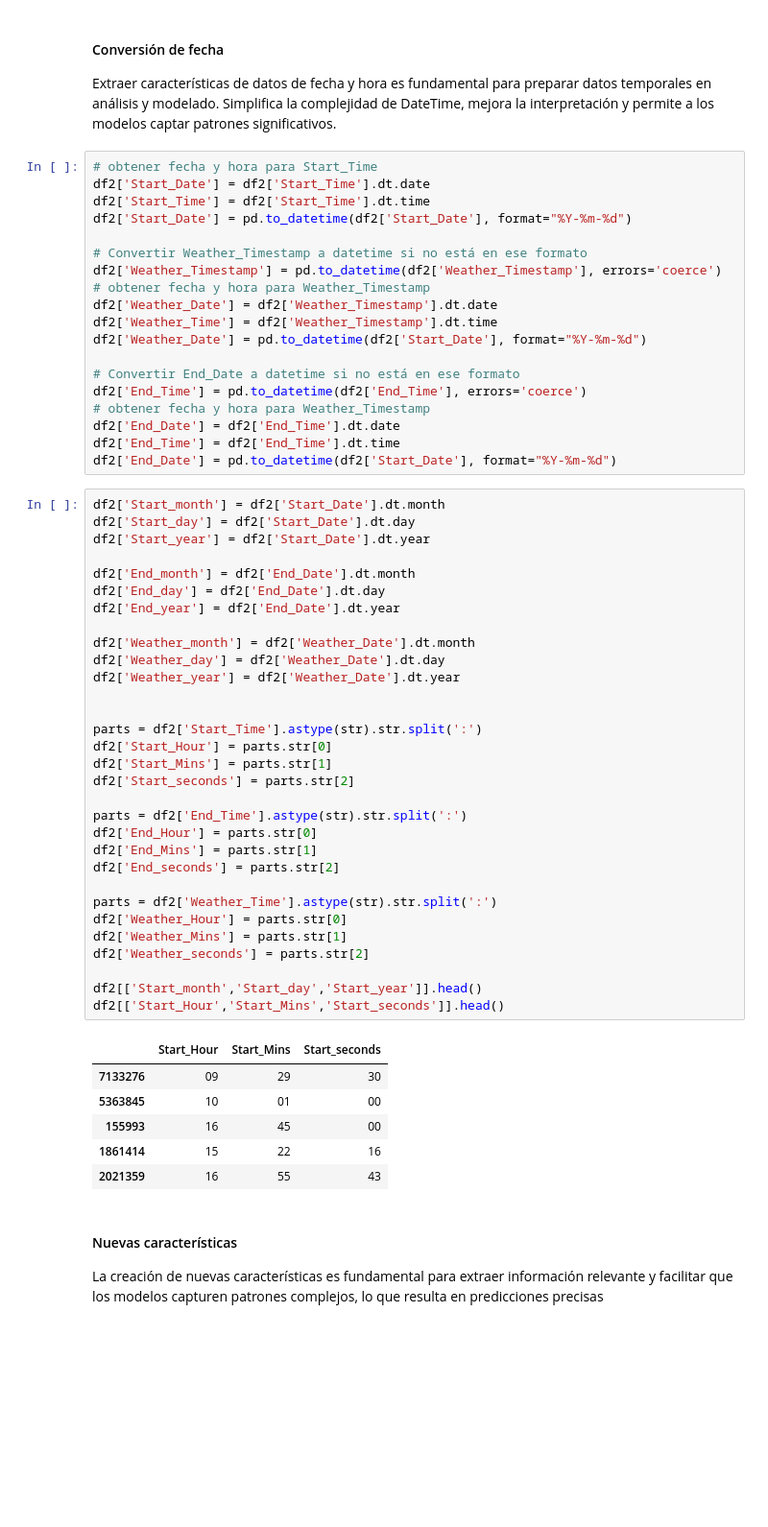
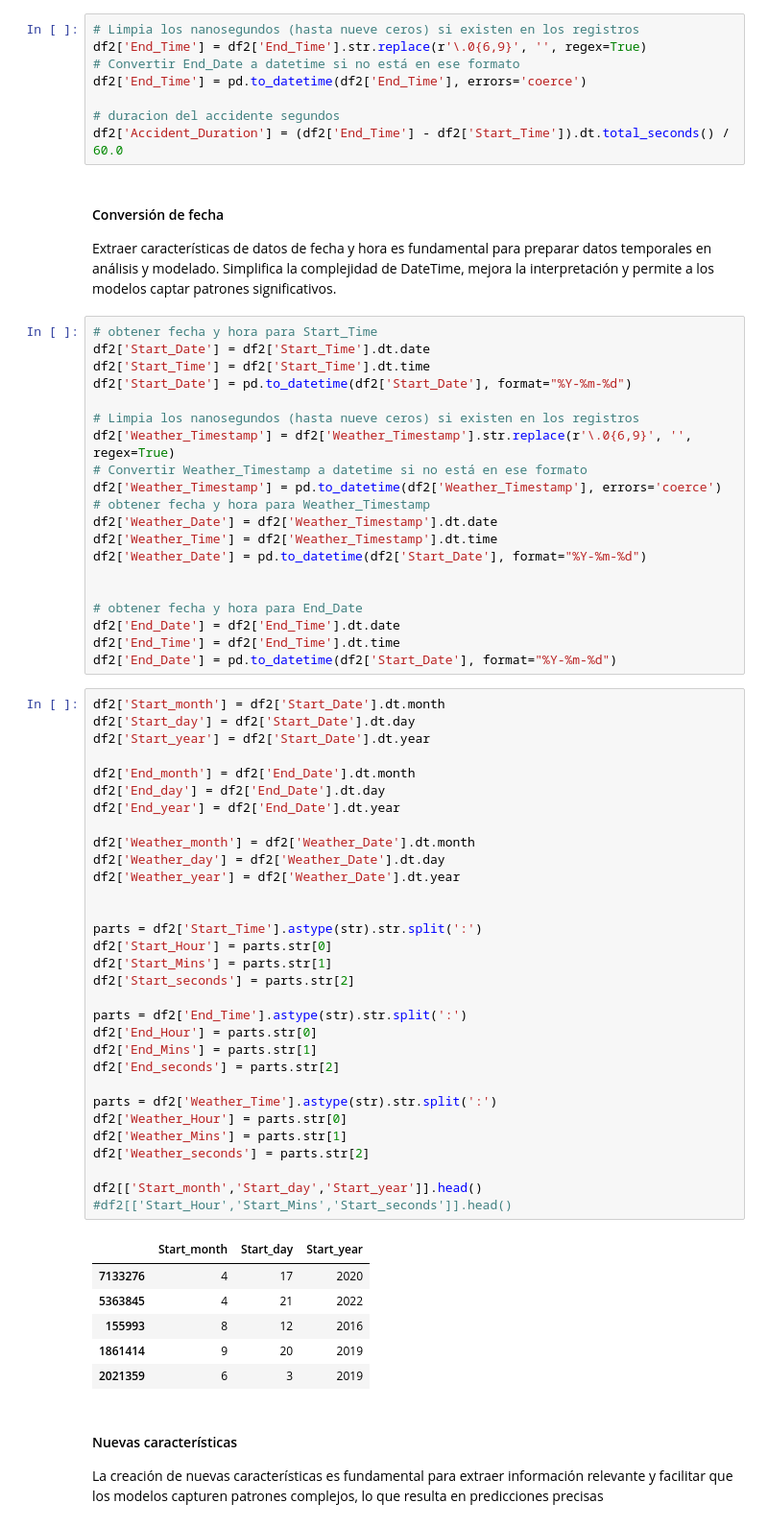
Before and after one commit to jsmoralesc/DSA_Proyecto_AccidentesTransito, a Jupyter notebook: Code/Preprocesamiento_Datos.ipynb, the cells around one changed output. Shown: that part at 96% size. Cells and saved outputs as stored; diff of their text form; blank space fills up the shorter version.

```diff
--- a/Code/Preprocesamiento_Datos.ipynb
+++ b/Code/Preprocesamiento_Datos.ipynb
@@ -534,3 +631,11 @@ df2['Accident_Duration'] = (df2['End_Time'] - df2['Start_Time']).dt.total_second
+# %%
+# Limpia los nanosegundos (hasta nueve ceros) si existen en los registros
+df2['End_Time'] = df2['End_Time'].str.replace(r'\.0{6,9}', '', regex=True)
+# Convertir End_Date a datetime si no está en ese formato
+df2['End_Time'] = pd.to_datetime(df2['End_Time'], errors='coerce')
+
+# duracion del accidente segundos
+df2['Accident_Duration'] = (df2['End_Time'] - df2['Start_Time']).dt.total_seconds() / 60.0
 # %% [markdown]
 #### Conversión de fecha
 Extraer características de datos de fecha y hora es fundamental para preparar datos temporales en análisis y modelado. Simplifica la complejidad de DateTime, mejora la interpretación y permite a los modelos captar patrones significativos.
@@ -540,6 +645,8 @@ df2['Start_Date'] = df2['Start_Time'].dt.date
 df2['Start_Time'] = df2['Start_Time'].dt.time
 df2['Start_Date'] = pd.to_datetime(df2['Start_Date'], format="%Y-%m-%d")
 
+# Limpia los nanosegundos (hasta nueve ceros) si existen en los registros
+df2['Weather_Timestamp'] = df2['Weather_Timestamp'].str.replace(r'\.0{6,9}', '', regex=True)
 # Convertir Weather_Timestamp a datetime si no está en ese formato
 df2['Weather_Timestamp'] = pd.to_datetime(df2['Weather_Timestamp'], errors='coerce')
 # obtener fecha y hora para Weather_Timestamp
@@ -547,9 +654,8 @@ df2['Weather_Date'] = df2['Weather_Timestamp'].dt.date
 df2['Weather_Time'] = df2['Weather_Timestamp'].dt.time
 df2['Weather_Date'] = pd.to_datetime(df2['Start_Date'], format="%Y-%m-%d")
 
-# Convertir End_Date a datetime si no está en ese formato
-df2['End_Time'] = pd.to_datetime(df2['End_Time'], errors='coerce')
-# obtener fecha y hora para Weather_Timestamp
+
+# obtener fecha y hora para End_Date
 df2['End_Date'] = df2['End_Time'].dt.date
 df2['End_Time'] = df2['End_Time'].dt.time
 df2['End_Date'] = pd.to_datetime(df2['Start_Date'], format="%Y-%m-%d")
@@ -557,40 +663,40 @@ df2['End_Date'] = pd.to_datetime(df2['Start_Date'], format="%Y-%m-%d")
 df2['Start_month'] = df2['Start_Date'].dt.month
 df2['Start_day'] = df2['Start_Date'].dt.day
 df2['Start_year'] = df2['Start_Date'].dt.year
 
 df2['End_month'] = df2['End_Date'].dt.month
 df2['End_day'] = df2['End_Date'].dt.day
 df2['End_year'] = df2['End_Date'].dt.year
 
 df2['Weather_month'] = df2['Weather_Date'].dt.month
 df2['Weather_day'] = df2['Weather_Date'].dt.day
 df2['Weather_year'] = df2['Weather_Date'].dt.year
 
 
 parts = df2['Start_Time'].astype(str).str.split(':')
 df2['Start_Hour'] = parts.str[0]
 df2['Start_Mins'] = parts.str[1]
 df2['Start_seconds'] = parts.str[2]
 
 parts = df2['End_Time'].astype(str).str.split(':')
 df2['End_Hour'] = parts.str[0]
 df2['End_Mins'] = parts.str[1]
 df2['End_seconds'] = parts.str[2]
 
 parts = df2['Weather_Time'].astype(str).str.split(':')
 df2['Weather_Hour'] = parts.str[0]
 df2['Weather_Mins'] = parts.str[1]
 df2['Weather_seconds'] = parts.str[2]
 
 df2[['Start_month','Start_day','Start_year']].head()
-df2[['Start_Hour','Start_Mins','Start_seconds']].head()
+#df2[['Start_Hour','Start_Mins','Start_seconds']].head()
 # %% [output]
-|  | Start_Hour | Start_Mins | Start_seconds |
-| 7133276 | 09 | 29 | 30 |
-| 5363845 | 10 | 01 | 00 |
-| 155993 | 16 | 45 | 00 |
-| 1861414 | 15 | 22 | 16 |
-| 2021359 | 16 | 55 | 43 |
+|  | Start_month | Start_day | Start_year |
+| 7133276 | 4 | 17 | 2020 |
+| 5363845 | 4 | 21 | 2022 |
+| 155993 | 8 | 12 | 2016 |
+| 1861414 | 9 | 20 | 2019 |
+| 2021359 | 6 | 3 | 2019 |
 # %% [markdown]
 #### Nuevas características
 La creación de nuevas características es fundamental para extraer información relevante y facilitar que los modelos capturen patrones complejos, lo que resulta en predicciones precisas
```
Also changed, not shown: parts of 21 cells of this notebook, 2 other files.
